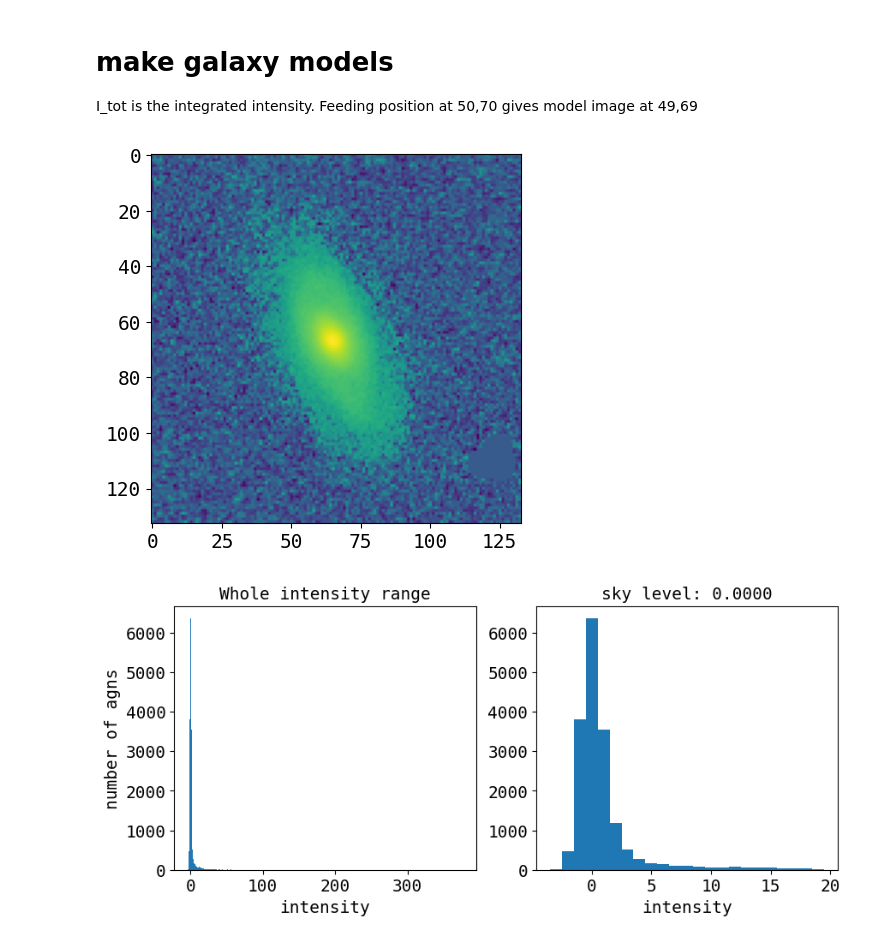
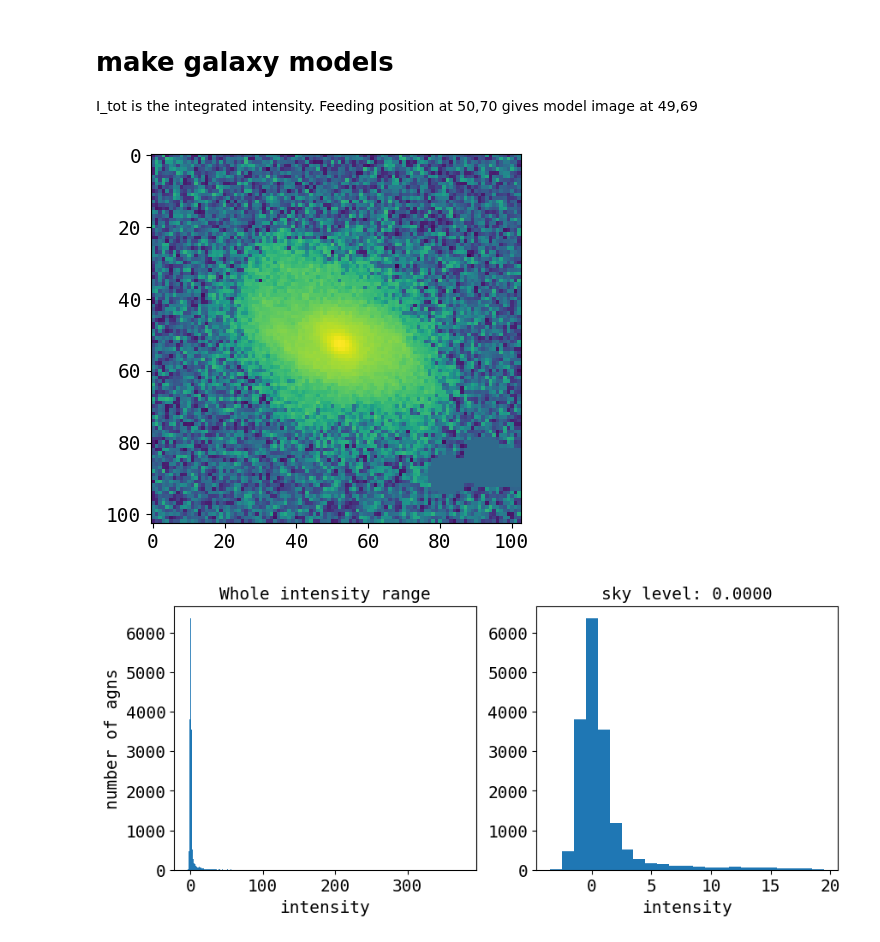
Before and after one commit to insepien/dualAGN, a Jupyter notebook: scrap_notebooks/checkFit.ipynb, the cells around one changed output. Cells and saved outputs as stored; diff of their text form; code cells hidden in the pictures.

Commit message:
change some plotting details

```diff
--- a/scrap_notebooks/checkFit.ipynb
+++ b/scrap_notebooks/checkFit.ipynb
@@ -508,38 +508,41 @@ def make_peak_tbl(image,intens,agn_mask_size=35):
     midf = int(s//2)
     # mask out central agn
     peak_mask = np.zeros((s,s))
-    peak_mask[midf-agn_mask_size:midf+agn_mask_size,midf-agn_mask_size:midf+agn_mask_size] = 1
-    #peak_mask[35:,:]=1
+    #peak_mask[midf-agn_mask_size:midf+agn_mask_size,midf-agn_mask_size:midf+agn_mask_size] = 1
+    peak_mask[:82,:]=1
     # convert to boolean
     peak_mask = peak_mask==1
     # detect peaks
     peak_tbl = find_peaks(image,threshold=intens,mask=peak_mask)
     return peak_tbl
 
 
 def make_mask(image,pos,aper_radius,pa=180):
     """make a mask provided position and aperture radius"""
     aper0 = EllipticalAperture(pos,aper_radius,aper_radius,pa)
     aper_mask0 = aper0.to_mask()
     mask0 = aper_mask0.to_image(image.shape)
     return mask0
 
 def mask_image(image,rad,intens,agn_mask_size,PA=180):
     """create mask and masked images"""
     peak_tbl = make_peak_tbl(image,intens,agn_mask_size)
     mask=[]
     # make masks
     for i in range(len(peak_tbl)):
         mask.append(make_mask(image,pos = [peak_tbl[i]['x_peak'],peak_tbl[i]['y_peak']],aper_radius=rad,pa=PA))
     # sum all masks
     mask = np.sum(mask,axis=0)
     # make masked image
     masked_im = np.where(mask==0,image,0)
     return masked_im
 
+on = "J0323+0018"
+with open(os.path.expanduser("/home/insepien/research-data/agn-result/fit/final_fit_nb/"+on+".pkl"),"rb") as f:
+    d = pickle.load(f)
+imageAGN = d['imageSS']
 
-plt.imshow(mask_image(image=imageAGN,rad=5,intens=3,agn_mask_size=50), norm='symlog')
-imageAGN_masked = mask_image(image=imageAGN,rad=5,intens=3,agn_mask_size=50)#
-#ys,xs = find_highest_indices(imageAGN_masked)
+plt.imshow(mask_image(image=imageAGN,rad=5,intens=4,agn_mask_size=50), norm='symlog')
+imageAGN_masked = mask_image(image=imageAGN,rad=5,intens=4,agn_mask_size=50)
 # %% [output]
-[figure, old version]
+[figure, new version]
```
Also changed, not shown: parts of 3 cells of this notebook, 3 other files.
